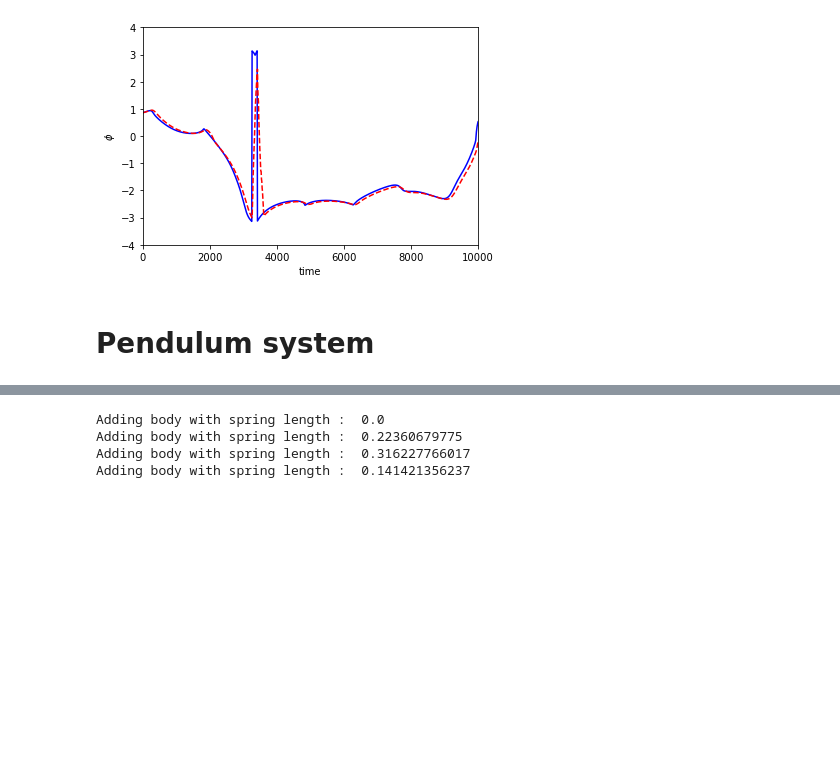
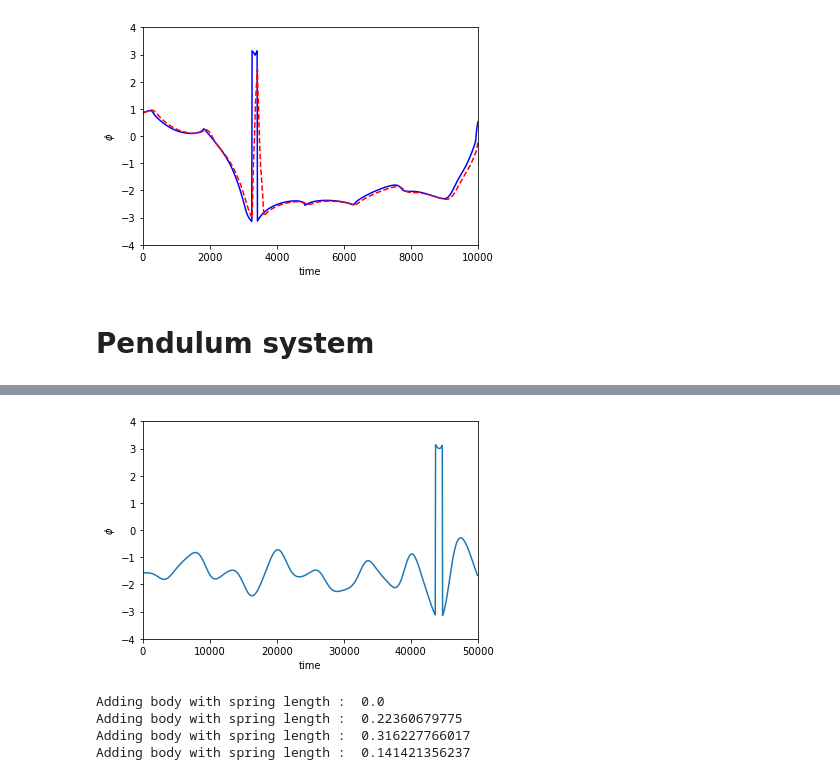
Before and after one commit to yetkinyilmaz/kepler, a Jupyter notebook: notebook.ipynb, the cells around one changed output, grey strips where cells are left out. Saved outputs shown, nothing was run; the diff lists cells and outputs as text; code cells hidden in the pictures; blank space fills up the shorter version.

```diff
--- a/notebook.ipynb
+++ b/notebook.ipynb
@@ -366,3 +446,20 @@ plt.show()
+# %%
+ax = plt.gca()
+ax.cla() # clear things for fresh plot
+ax.cla()
+ax.set_xlim([0,n_sim])
+ax.set_ylim([-4.,4.])
+plt.xlabel('time')
+plt.ylabel('$\phi$')
+
+phis = s.get_phi(2)
+t = np.arange(0, n_sim/n_view)*n_view
+
+plt.plot(t, phis)
+plt.savefig("mars_angle_pendulum_double.png")
+plt.show()
+# %% [output]
+[figure, added]
 # %%
 import numpy as np
 import pandas as pd
```
Also changed, not shown: parts of 3 cells of this notebook, 5 other files.
